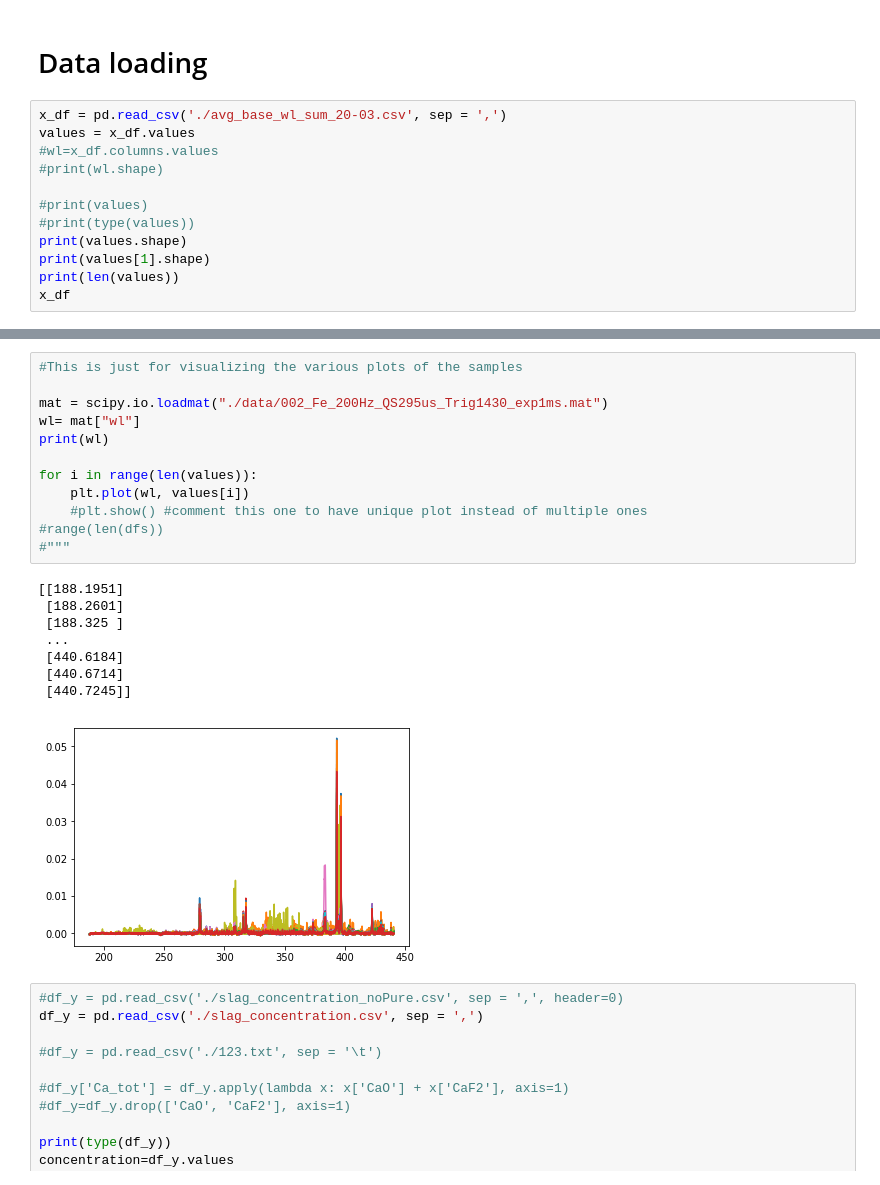
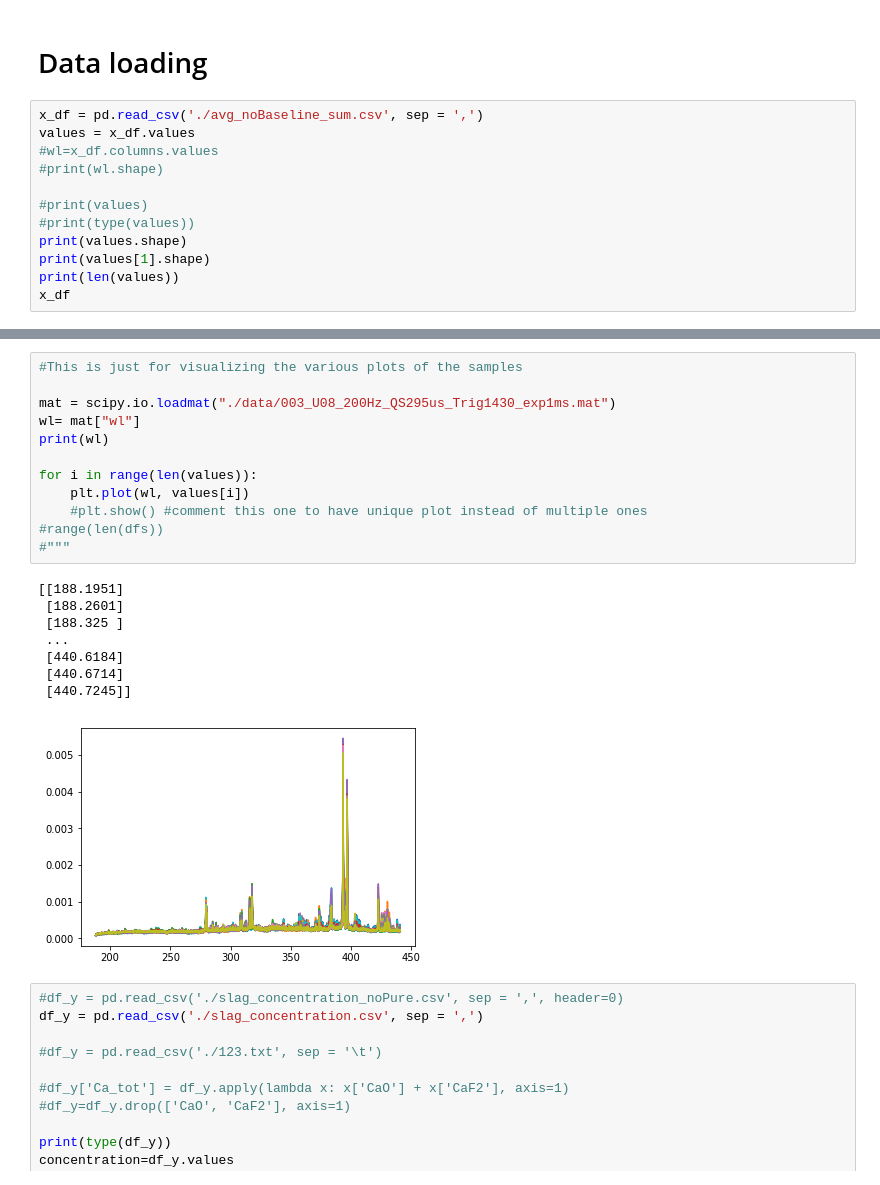
Before and after one commit to onicolini/LIBS, a Jupyter notebook: Slag new data/SLAG 23-03 FEATURE SELECTION TEST 2 .ipynb, the cells around one changed output, grey strips where cells are left out. Cells and saved outputs as stored; diff of their text form.

```diff
--- a/Slag new data/SLAG 23-03 FEATURE SELECTION TEST 2 .ipynb
+++ b/Slag new data/SLAG 23-03 FEATURE SELECTION TEST 2 .ipynb
@@ -371,7 +371,7 @@ with plt.style.context(('ggplot')):
 # %% [markdown]
 # Data loading
 # %%
-x_df = pd.read_csv('./avg_base_wl_sum_20-03.csv', sep = ',')
+x_df = pd.read_csv('./avg_noBaseline_sum.csv', sep = ',')
 values = x_df.values
 #wl=x_df.columns.values
 #print(wl.shape)
@@ -407,24 +407,24 @@ x_df
 # %%
 #This is just for visualizing the various plots of the samples
 
-mat = scipy.io.loadmat("./data/002_Fe_200Hz_QS295us_Trig1430_exp1ms.mat")
+mat = scipy.io.loadmat("./data/003_U08_200Hz_QS295us_Trig1430_exp1ms.mat")
 wl= mat["wl"]
 print(wl)
 
 for i in range(len(values)):
     plt.plot(wl, values[i])
     #plt.show() #comment this one to have unique plot instead of multiple ones
 #range(len(dfs))
 #"""
 # %% [output]
 [[188.1951]
  [188.2601]
  [188.325 ]
  ...
  [440.6184]
  [440.6714]
  [440.7245]]
-[figure, old version]
+[figure, new version]
 # %%
 #df_y = pd.read_csv('./slag_concentration_noPure.csv', sep = ',', header=0)
 df_y = pd.read_csv('./slag_concentration.csv', sep = ',')
```
Also changed, not shown: parts of 1 cell of this notebook, 30 other files.
